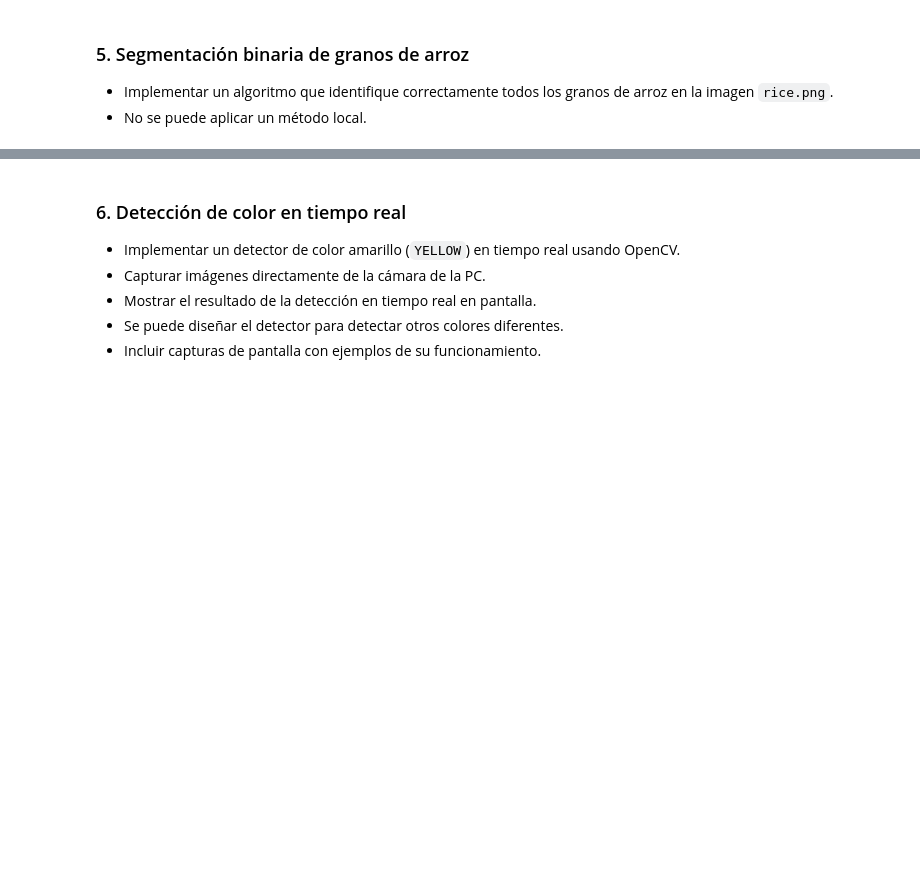
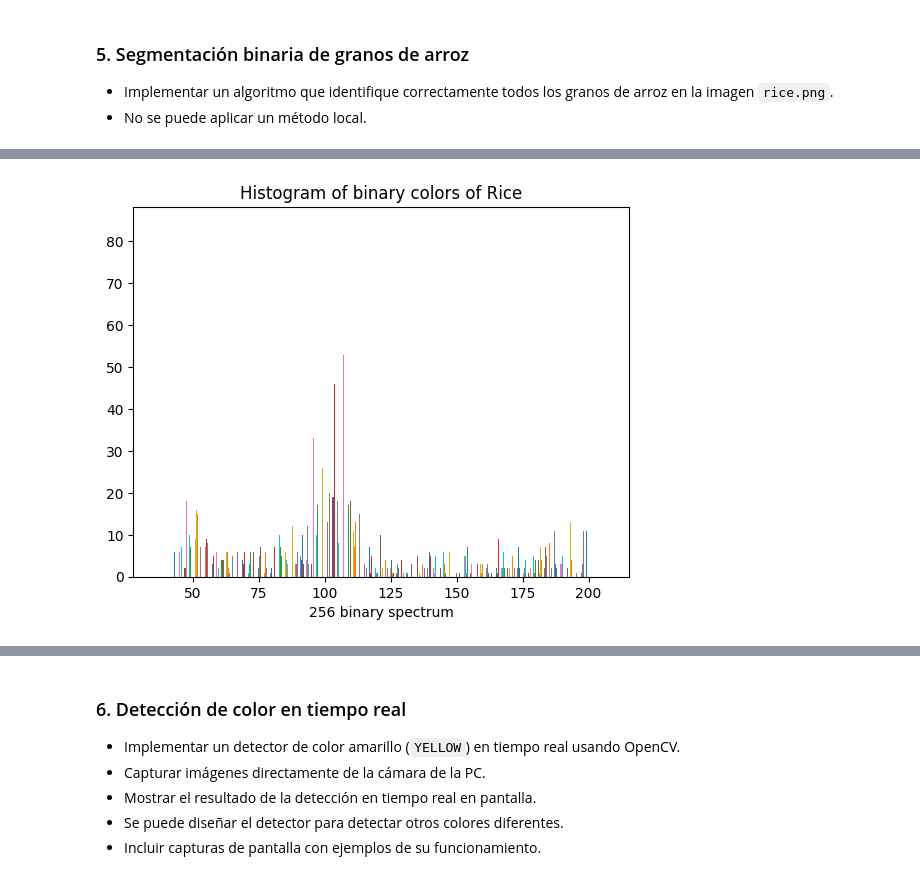
Before and after one commit to DiggsPapu/computer-vision-lab-1, a Jupyter notebook: Lab1.ipynb, the cells around one changed output, grey strips where cells are left out. Saved outputs shown, nothing was run; the diff lists cells and outputs as text; code cells hidden in the pictures; blank space fills up the shorter version.

```diff
--- a/Lab1.ipynb
+++ b/Lab1.ipynb
@@ -208,0 +241,7 @@ Implementar un algoritmo de segmentación para imágenes RGB utilizando el algor
+# %%
+plt.hist(rice, bins=256)
+plt.xlabel('256 binary spectrum')
+plt.title('Histogram of binary colors of Rice')
+plt.show()
+# %% [output]
+[figure, added]
```
Also changed, not shown: parts of 18 cells of this notebook, 2 other files.
